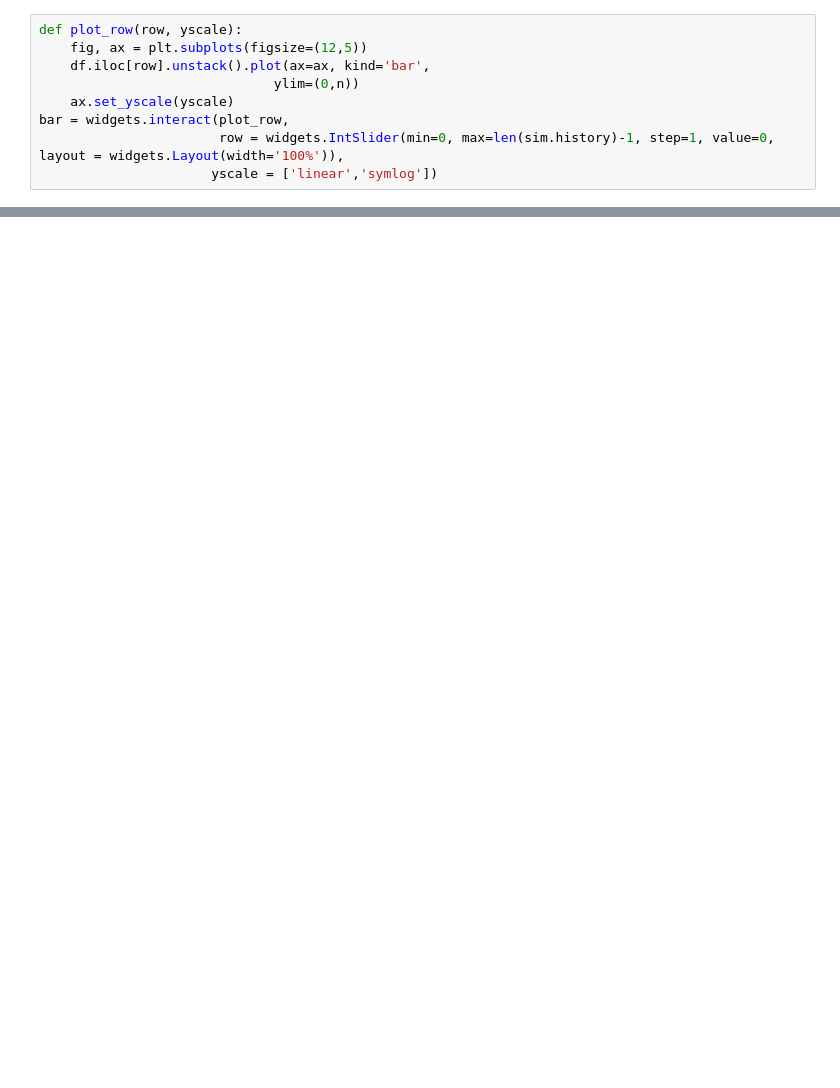
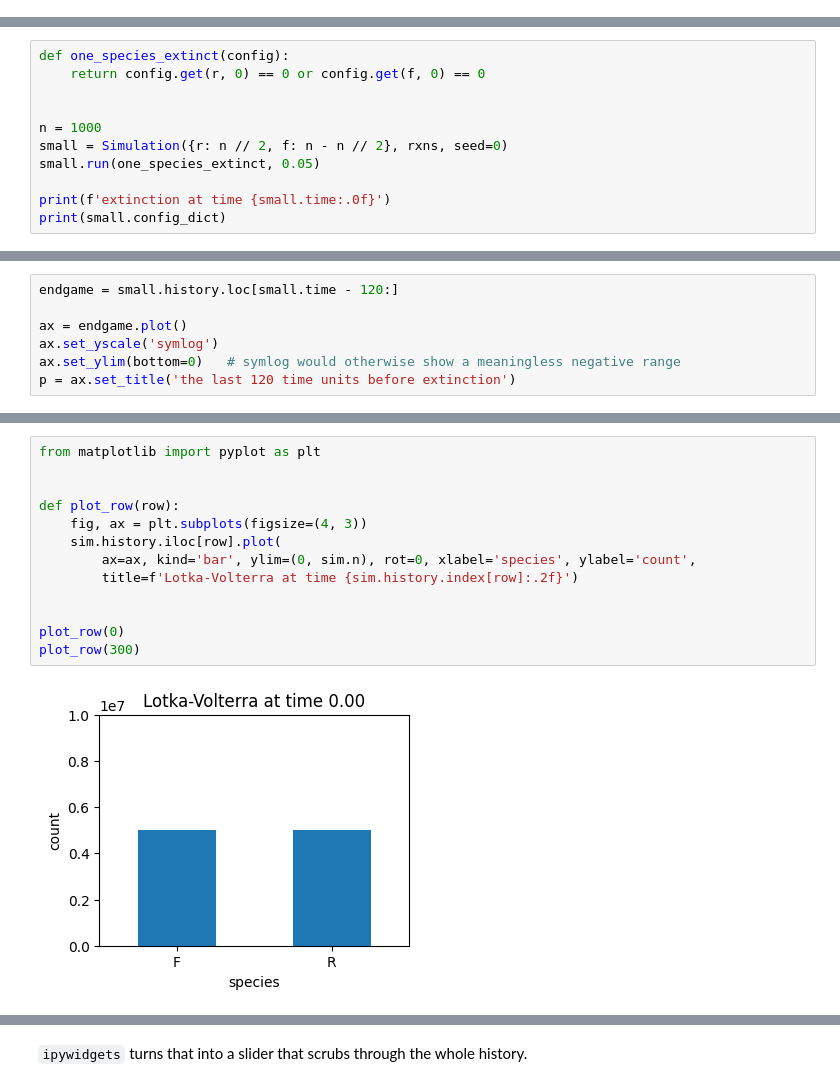
Before and after one commit to joven316/batss, a Jupyter notebook: README.ipynb, the cells around one changed output, grey strips where cells are left out. Saved outputs shown, nothing was run; the diff lists cells and outputs as text; blank space fills up the shorter version.

```diff
--- a/README.ipynb
+++ b/README.ipynb
@@ -479,9 +155,0 @@ Now we can define a function that creates one of these plots at an arbitrary row
-# %%
-def plot_row(row, yscale):
-    fig, ax = plt.subplots(figsize=(12,5))
-    df.iloc[row].unstack().plot(ax=ax, kind='bar',
-                              ylim=(0,n))
-    ax.set_yscale(yscale)
-bar = widgets.interact(plot_row,
-                       row = widgets.IntSlider(min=0, max=len(sim.history)-1, step=1, value=0, layout = widgets.Layout(width='100%')),
-                      yscale = ['linear','symlog'])
@@ -522,0 +198,11 @@ See https://github.com/UC-Davis-molecular-computing/population-protocols-python-
+# %%
+def one_species_extinct(config):
+    return config.get(r, 0) == 0 or config.get(f, 0) == 0
+
+
+n = 1000
+small = Simulation({r: n // 2, f: n - n // 2}, rxns, seed=0)
+small.run(one_species_extinct, 0.05)
+
+print(f'extinction at time {small.time:.0f}')
+print(small.config_dict)
@@ -522,0 +223,7 @@ See https://github.com/UC-Davis-molecular-computing/population-protocols-python-
+# %%
+endgame = small.history.loc[small.time - 120:]
+
+ax = endgame.plot()
+ax.set_yscale('symlog')
+ax.set_ylim(bottom=0)   # symlog would otherwise show a meaningless negative range
+p = ax.set_title('the last 120 time units before extinction')
@@ -522,0 +253,15 @@ See https://github.com/UC-Davis-molecular-computing/population-protocols-python-
+# %%
+from matplotlib import pyplot as plt
+
+
+def plot_row(row):
+    fig, ax = plt.subplots(figsize=(4, 3))
+    sim.history.iloc[row].plot(
+        ax=ax, kind='bar', ylim=(0, sim.n), rot=0, xlabel='species', ylabel='count',
+        title=f'Lotka-Volterra at time {sim.history.index[row]:.2f}')
+
+
+plot_row(0)
+plot_row(300)
+# %% [output]
+[figure, added]
@@ -522,0 +269,2 @@ See https://github.com/UC-Davis-molecular-computing/population-protocols-python-
+# %% [markdown]
+`ipywidgets` turns that into a slider that scrubs through the whole history.
```
Also changed, not shown: parts of 113 cells of this notebook, 37 other files.
